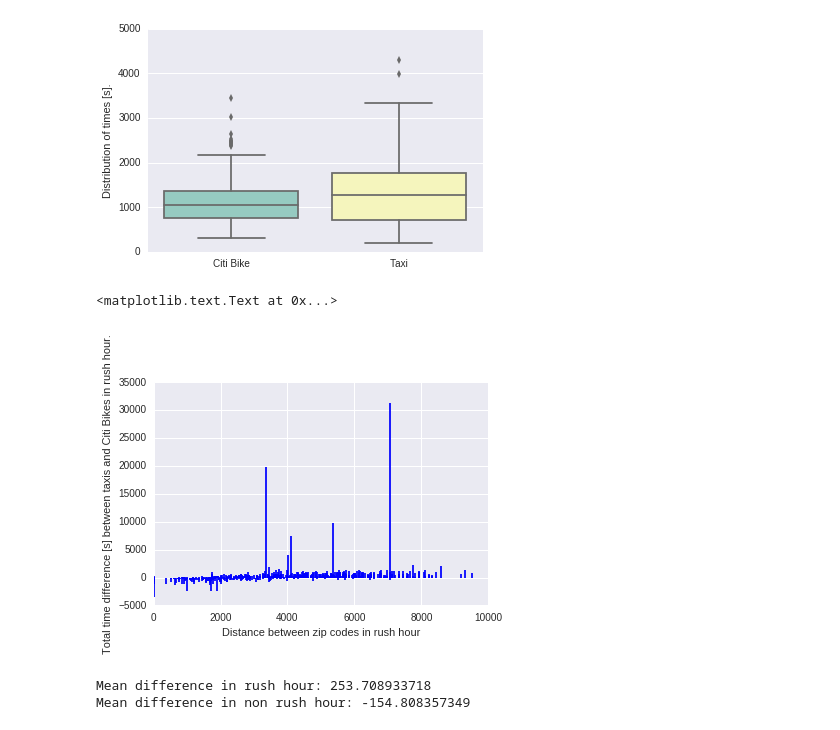
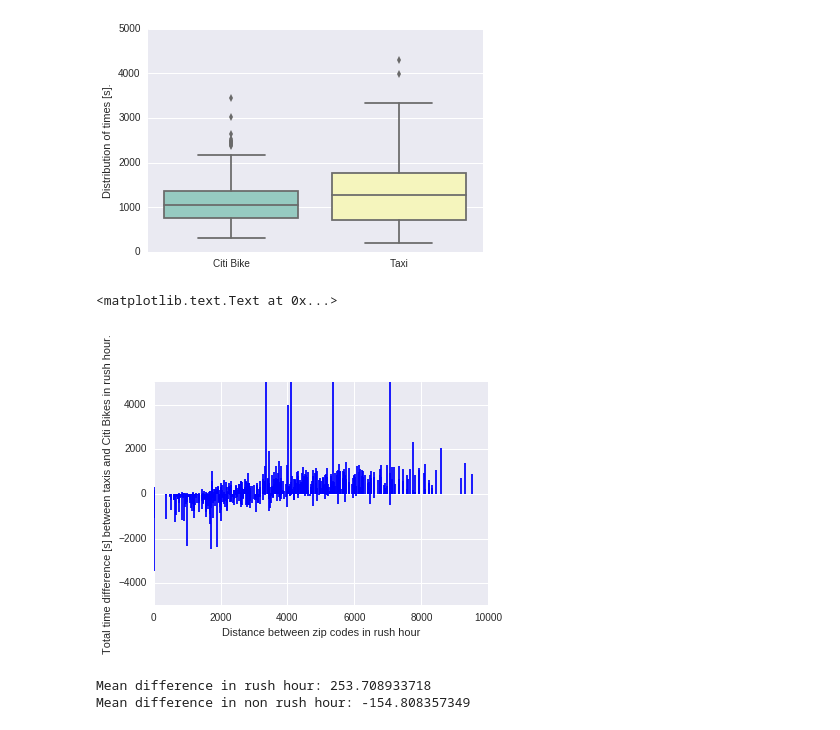
Before and after one commit to sarangof/Citibike-vs-taxis-NYC, a Jupyter notebook: resultsVisualization.ipynb, the cells around one changed output. Drawn from its saved outputs; the diff is of its cells as text; code cells hidden in the pictures.

```diff
--- a/resultsVisualization.ipynb
+++ b/resultsVisualization.ipynb
@@ -110,34 +111,35 @@ zip_pair_pre = None
 cnt = 0
 tm_list = []
 mode_list = []
 for item in pairs[:-1]:
     #print(item)
     trip, av_time, count = item.split("\t") #
     zip_pair, form = trip.split("|")
     mode, rush = form.split("&")
     zip_origin, zip_destin = zip_pair[:5], zip_pair[5:]
     if zip_pair == zip_pair_pre:
         cnt += 1
     else:
         if cnt == 4 and len(set(mode_list))==2:
             # citibike&rush, citibike&valley, taxis&rush, taxis&valley
             # Taxi - Citi bike rush, Taxi - Citi Bike non rush
             dict_rush[zip_pair_pre] = [['rush','valley'],  float(tm_list[-4:][2]) - float(tm_list[-4:][0]),float(tm_list[-4:][3]) - float(tm_list[-4:][1])  , dist_dict[zip_pair_pre]] #100*((float(tm_list[-2:][1]) - float(tm_list[-2:][0]) )/ float(tm_list[-2:][1]))
             #print("Si")
             tm_list = []
             mode_list = []
         cnt=1
     zip_pair_pre = zip_pair
     tm_list.append(av_time)
     mode_list.append(mode)
 
 
 plt.vlines([val[3] for val in dict_rush.values()], [0],[val[1] for val in dict_rush.values()],color='blue')
+plt.ylim(-5000, 5000)
 plt.xlabel("Distance between zip codes in rush hour")
 plt.ylabel("Total time difference [s] between taxis and Citi Bikes in rush hour.")
 # %% [output]
 <matplotlib.text.Text at 0x...>
-[figure, old version]
+[figure, new version]
 # %%
 
 plt.vlines([val[3] for val in dict_rush.values()], [0],[val[2] for val in dict_rush.values()],color='red')
```
Also changed, not shown: parts of 1 cell of this notebook.
